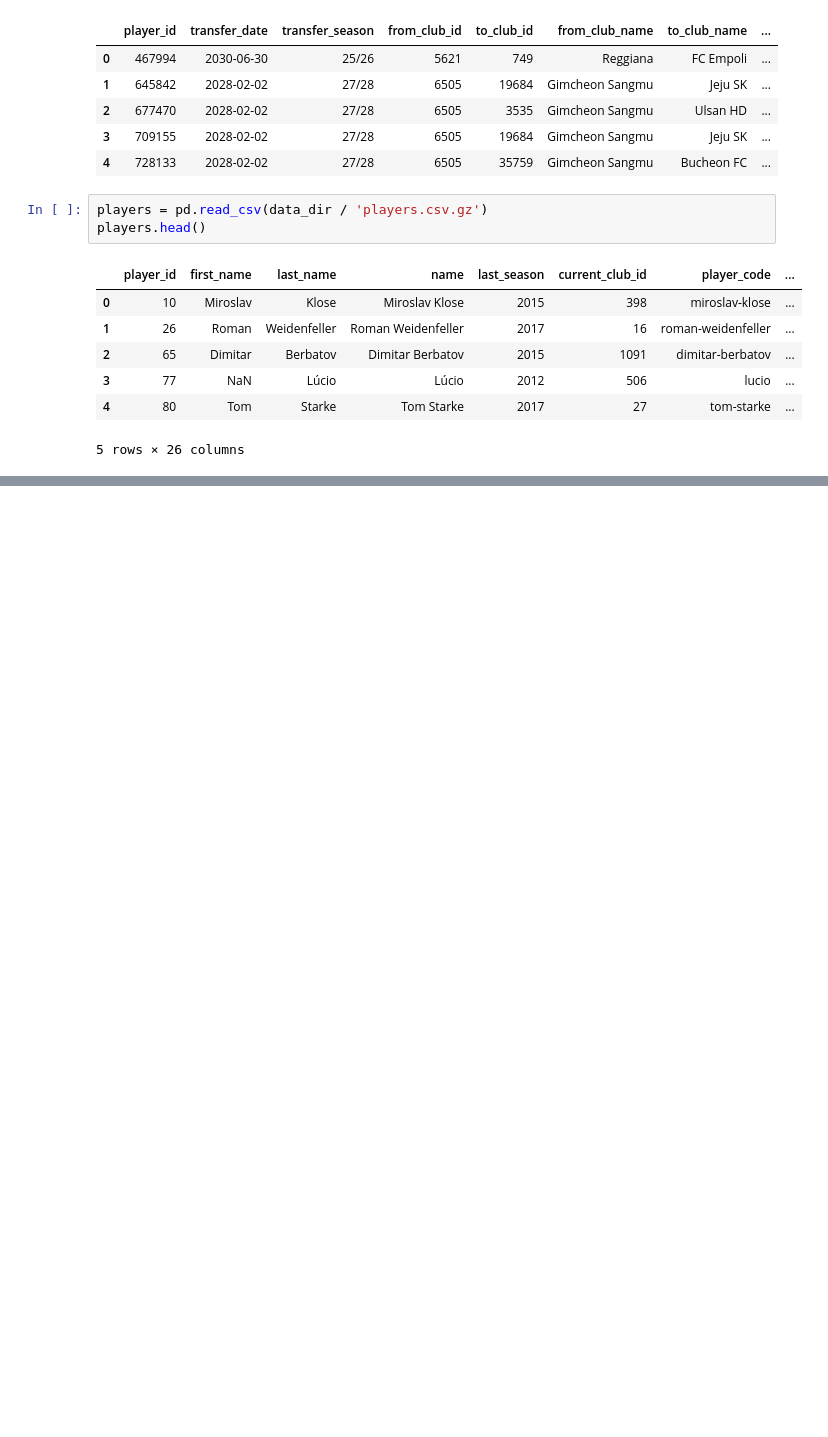
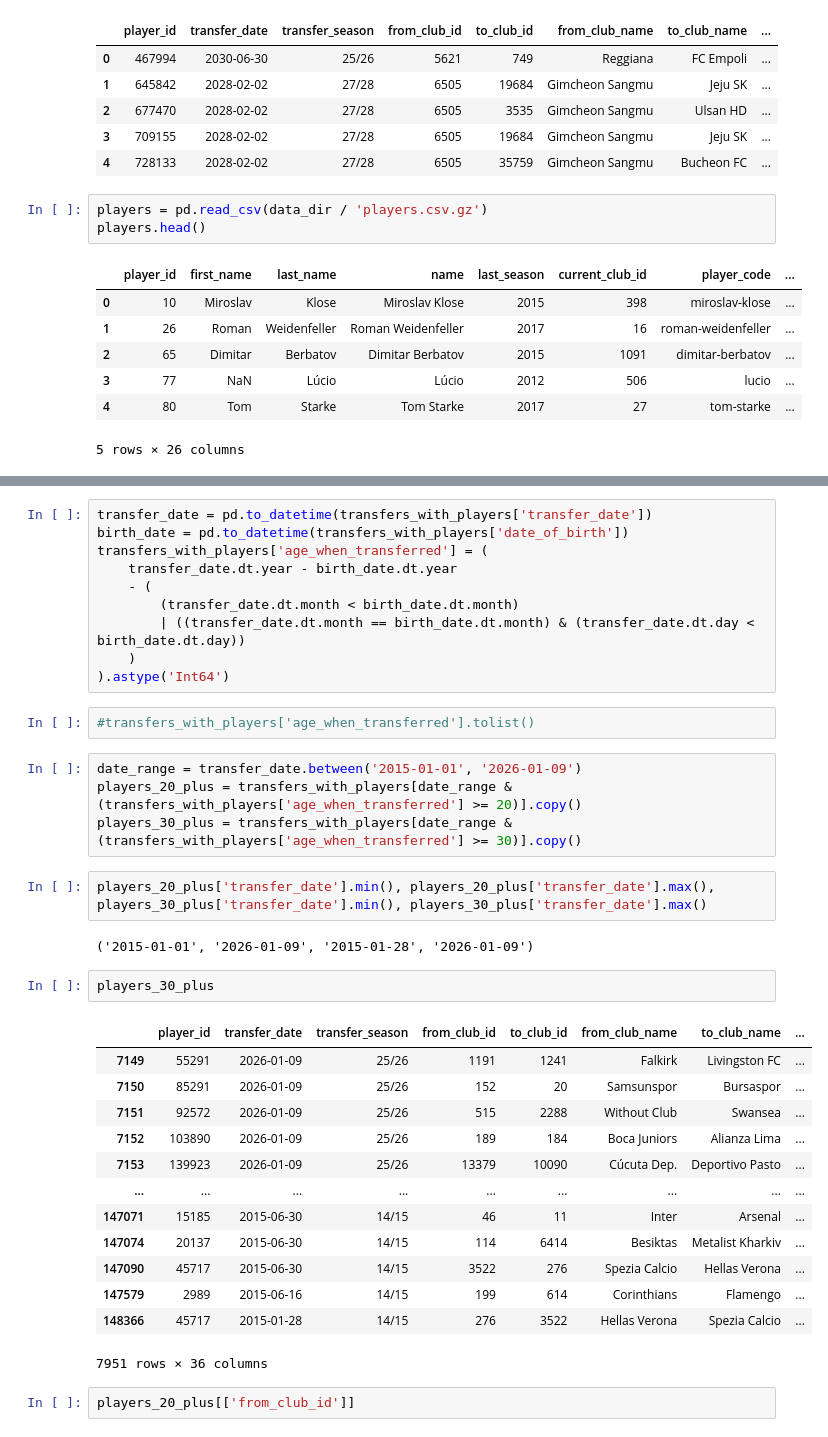
Before and after one commit to detchampenBo/Go_Nuts_repos, a Jupyter notebook: pnas_report/notebooks/dataclean.ipynb, the cells around one changed output, grey strips where cells are left out. Cells and saved outputs as stored; diff of their text form; blank space fills up the shorter version.

```diff
--- a/pnas_report/notebooks/dataclean.ipynb
+++ b/pnas_report/notebooks/dataclean.ipynb
@@ -44,0 +66,38 @@ transfers_with_players.head()
+# %%
+transfer_date = pd.to_datetime(transfers_with_players['transfer_date'])
+birth_date = pd.to_datetime(transfers_with_players['date_of_birth'])
+transfers_with_players['age_when_transferred'] = (
+    transfer_date.dt.year - birth_date.dt.year
+    - (
+        (transfer_date.dt.month < birth_date.dt.month)
+        | ((transfer_date.dt.month == birth_date.dt.month) & (transfer_date.dt.day < birth_date.dt.day))
+    )
+).astype('Int64')
+# %%
+#transfers_with_players['age_when_transferred'].tolist()
+# %%
+date_range = transfer_date.between('2015-01-01', '2026-01-09')
+players_20_plus = transfers_with_players[date_range & (transfers_with_players['age_when_transferred'] >= 20)].copy()
+players_30_plus = transfers_with_players[date_range & (transfers_with_players['age_when_transferred'] >= 30)].copy()
+# %%
+players_20_plus['transfer_date'].min(), players_20_plus['transfer_date'].max(), players_30_plus['transfer_date'].min(), players_30_plus['transfer_date'].max()
+# %% [output]
+('2015-01-01', '2026-01-09', '2015-01-28', '2026-01-09')
+# %%
+players_30_plus
+# %% [output]
+|  | player_id | transfer_date | transfer_season | from_club_id | to_club_id | from_club_name | to_club_name | ... |
+| 7149 | 55291 | 2026-01-09 | 25/26 | 1191 | 1241 | Falkirk | Livingston FC | ... |
+| 7150 | 85291 | 2026-01-09 | 25/26 | 152 | 20 | Samsunspor | Bursaspor | ... |
+| 7151 | 92572 | 2026-01-09 | 25/26 | 515 | 2288 | Without Club | Swansea | ... |
+| 7152 | 103890 | 2026-01-09 | 25/26 | 189 | 184 | Boca Juniors | Alianza Lima | ... |
+| 7153 | 139923 | 2026-01-09 | 25/26 | 13379 | 10090 | Cúcuta Dep. | Deportivo Pasto | ... |
+| ... | ... | ... | ... | ... | ... | ... | ... | ... |
+| 147071 | 15185 | 2015-06-30 | 14/15 | 46 | 11 | Inter | Arsenal | ... |
+| 147074 | 20137 | 2015-06-30 | 14/15 | 114 | 6414 | Besiktas | Metalist Kharkiv | ... |
+| 147090 | 45717 | 2015-06-30 | 14/15 | 3522 | 276 | Spezia Calcio | Hellas Verona | ... |
+| 147579 | 2989 | 2015-06-16 | 14/15 | 199 | 614 | Corinthians | Flamengo | ... |
+| 148366 | 45717 | 2015-01-28 | 14/15 | 276 | 3522 | Hellas Verona | Spezia Calcio | ... |
+7951 rows × 36 columns
+# %%
+players_20_plus[['from_club_id']]
```
Also changed, not shown: parts of 3 cells of this notebook, 1 other file.
